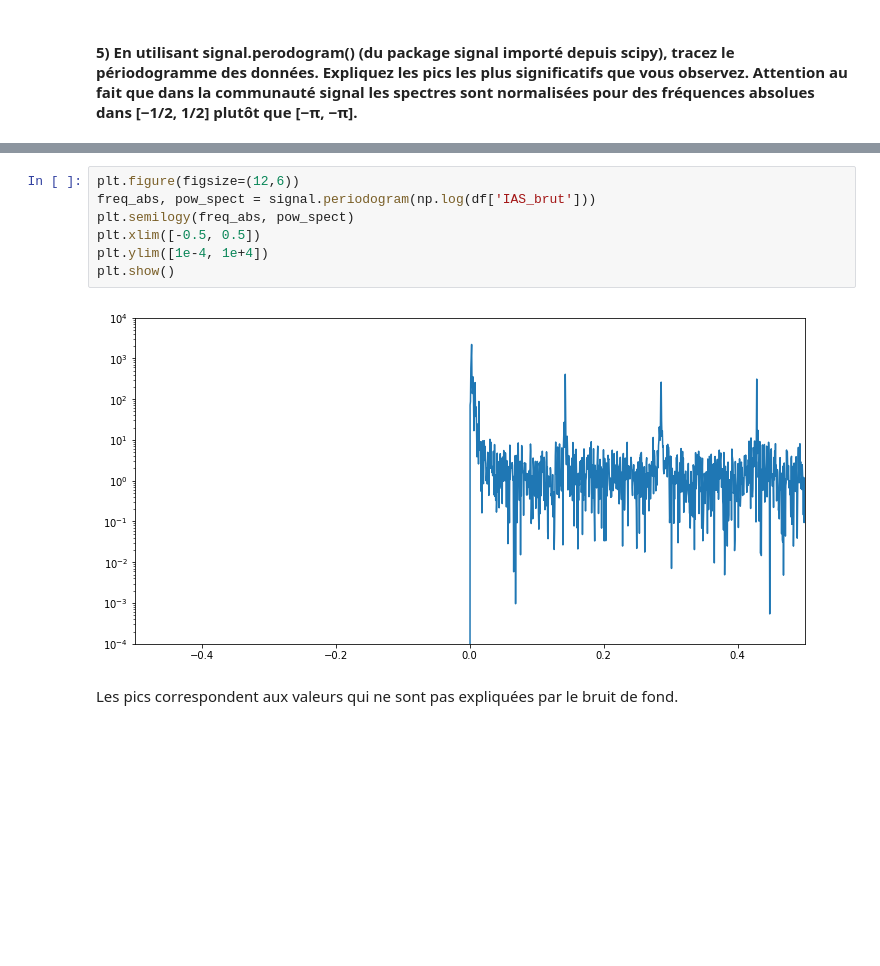
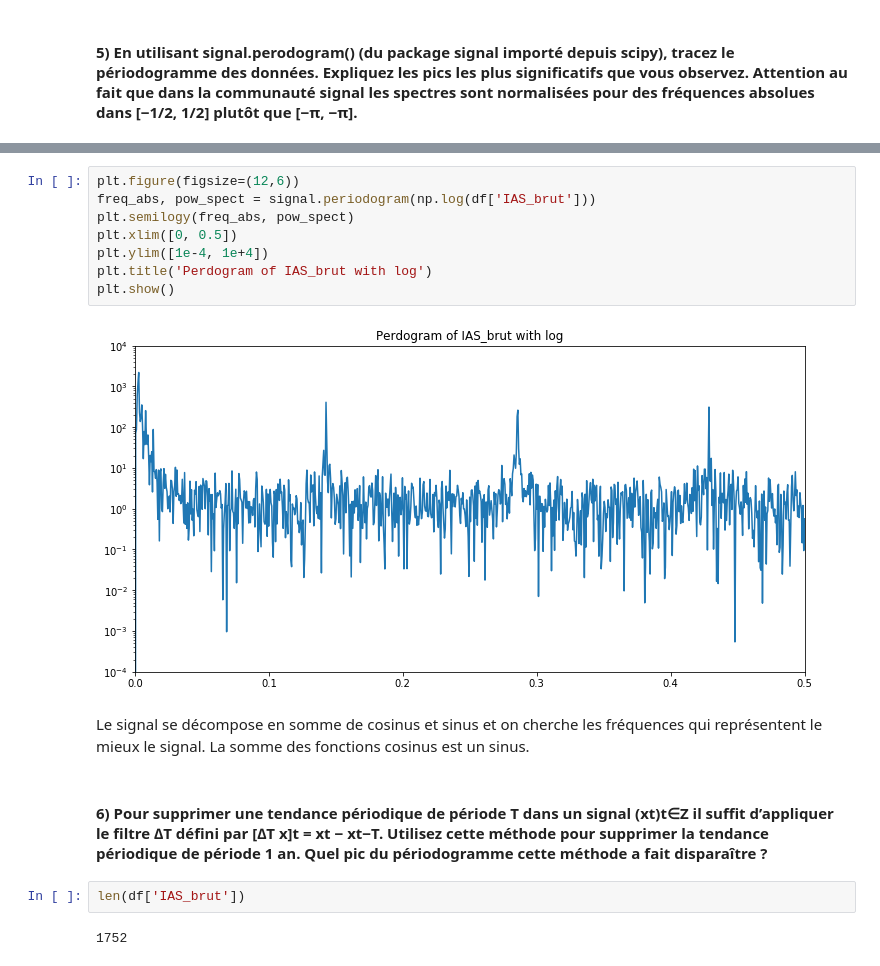
Before and after one commit to sbouden/MSBGD, a Jupyter notebook: ML/TP10_Series temporelles/Séries temporelles.ipynb, the cells around one changed output, grey strips where cells are left out. Cells and saved outputs as stored; diff of their text form; blank space fills up the shorter version.

```diff
--- a/ML/TP10_Series temporelles/Séries temporelles.ipynb
+++ b/ML/TP10_Series temporelles/Séries temporelles.ipynb
@@ -129,11 +144,18 @@ fig.show()
 # %%
 plt.figure(figsize=(12,6))
 freq_abs, pow_spect = signal.periodogram(np.log(df['IAS_brut']))
 plt.semilogy(freq_abs, pow_spect)
-plt.xlim([-0.5, 0.5])
+plt.xlim([0, 0.5])
 plt.ylim([1e-4, 1e+4])
+plt.title('Perdogram of IAS_brut with log')
 plt.show()
 # %% [output]
-[figure, old version]
+[figure, new version]
-# %% [markdown]
-Les pics correspondent aux valeurs qui ne sont pas expliquées par le bruit de fond.
+# %% [markdown]
+Le signal se décompose en somme de cosinus et sinus et on cherche les fréquences qui représentent le mieux le signal. La somme des fonctions cosinus est un sinus.
+# %% [markdown]
+#### 6) Pour supprimer une tendance périodique de période T dans un signal (xt)t∈Z il suffit d’appliquer le filtre ∆T défini par [∆T x]t = xt − xt−T. Utilisez cette méthode pour supprimer la tendance périodique de période 1 an. Quel pic du périodogramme cette méthode a fait disparaître ?
+# %%
+len(df['IAS_brut'])
+# %% [output]
+1752
```
Also changed, not shown: parts of 31 cells of this notebook.
